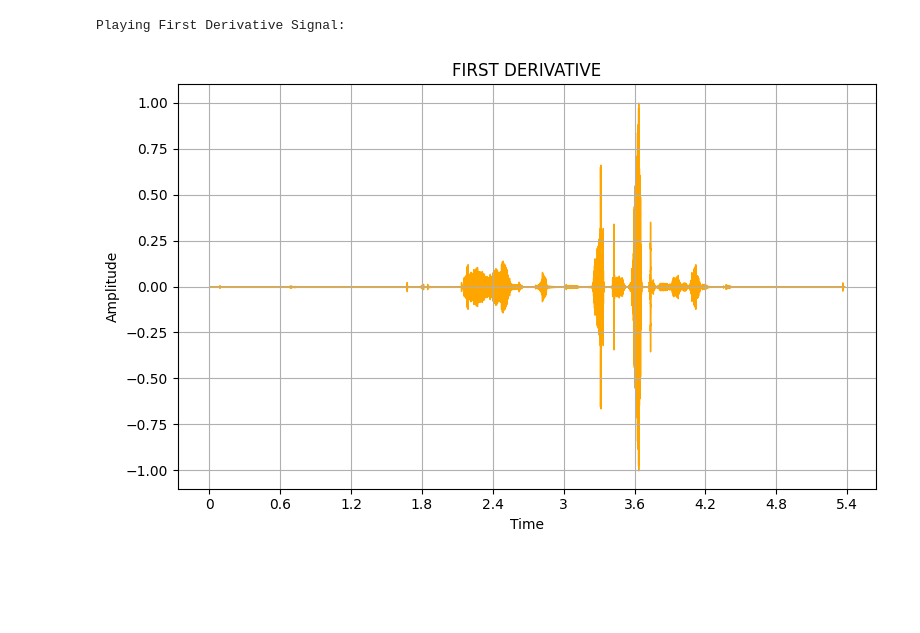
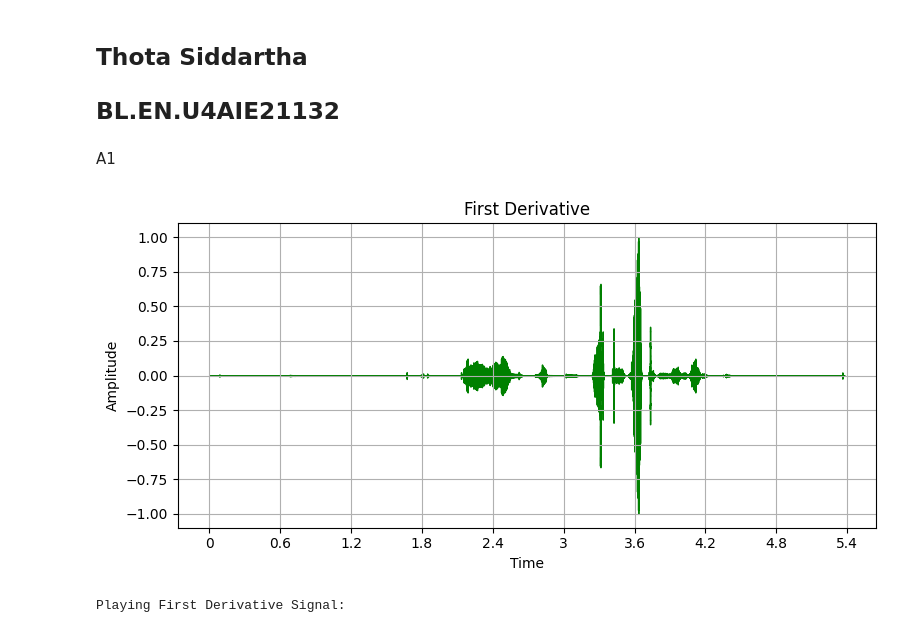
Before and after one commit to siddartha21132/AI-in-Speech-Processing, a Jupyter notebook: 21132_lab_2.ipynb, the cells around one changed output. Drawn from its saved outputs; the diff is of its cells as text; code cells hidden in the pictures; blank space fills up the shorter version.

```diff
--- a/21132_lab_2.ipynb
+++ b/21132_lab_2.ipynb
@@ -0,0 +1,3 @@
+# %% [markdown]
+## Thota Siddartha
+## BL.EN.U4AIE21132
@@ -1,30 +11,30 @@
+# %% [markdown]
+A1
 # %%
-#A1
-
 import librosa
+import numpy as np
+import matplotlib.pyplot as plt
 import librosa.display
-import matplotlib.pyplot as plt
-import numpy as np
 import IPython.display as ipd
 
-y, sr = librosa.load('siddartha.wav')
-derivative_1 = np.diff(y)
-derivative_1 /= np.max(np.abs(derivative_1))
+audio_path = 'siddartha.wav'
+signal, sample_rate = librosa.load(audio_path)
 
-print("Playing First Derivative Signal:")
+first_derivative = np.diff(signal)
+first_derivative /= np.max(np.abs(first_derivative))
 
-plt.figure(figsize=(8, 5))
-librosa.display.waveshow(derivative_1, sr=sr,color='orange')
-plt.title('FIRST DERIVATIVE')
+plt.figure(figsize=(8, 4))
+librosa.display.waveshow(first_derivative, sr=sample_rate, color='green')  # Change the color to green
+plt.title('First Derivative')
 plt.xlabel('Time')
 plt.ylabel('Amplitude')
 plt.grid(True)
 plt.tight_layout()
 plt.show()
-
-ipd.Audio(derivative_1, rate=sr)
+print("Playing First Derivative Signal:")
+ipd.Audio(first_derivative, rate=sample_rate)
 # %% [output]
+[figure, new version]
 Playing First Derivative Signal:
-[figure, old version]
 [interactive output not drawn]
 # %%
```
Also changed, not shown: parts of 8 cells of this notebook.
